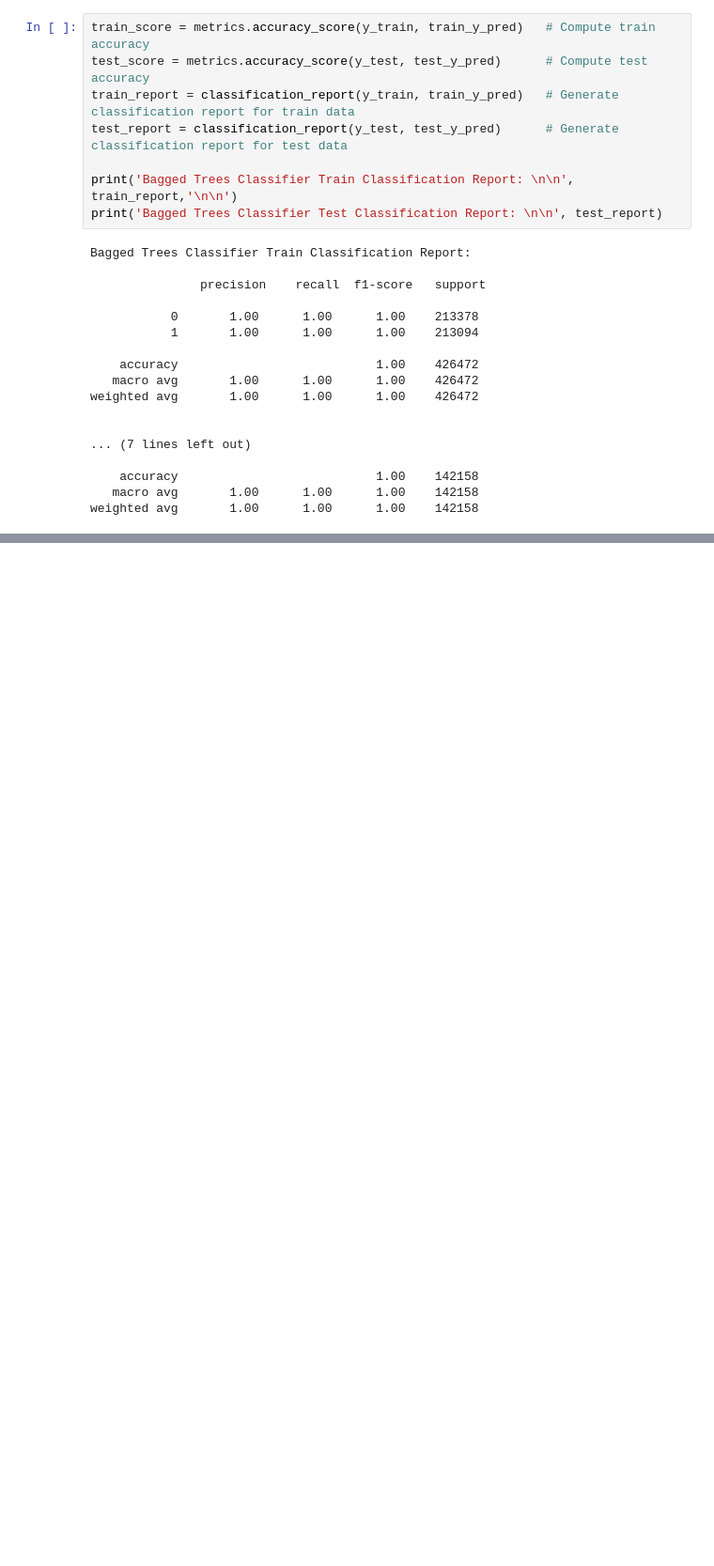
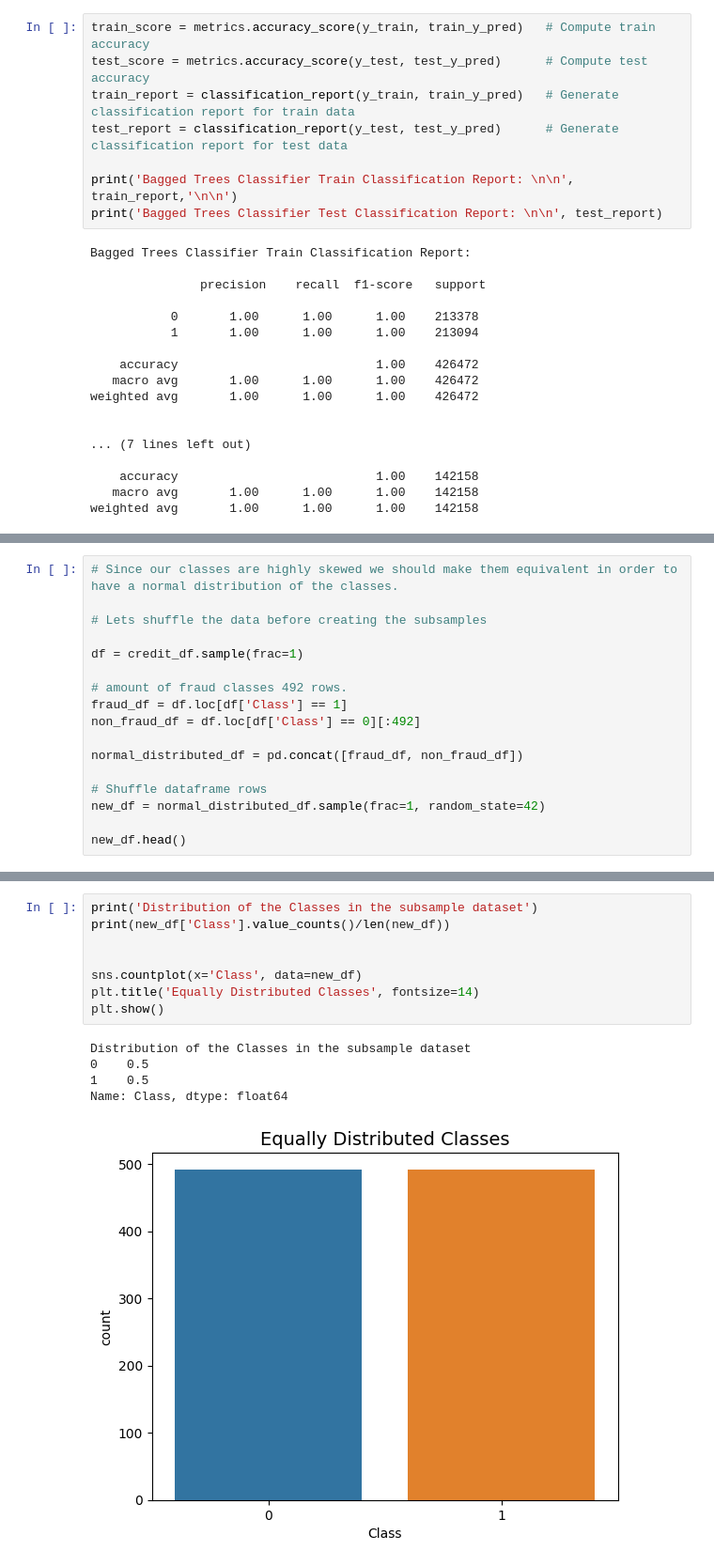
Before and after one commit to DATA-606-SPRING-2023-THU/Sruthi_Data606, a Jupyter notebook: docs/src/final_changes.ipynb, the cells around one changed output, grey strips where cells are left out. Shown: that part at 94% size. Cells and saved outputs as stored; diff of their text form; blank space fills up the shorter version.

```diff
--- a/docs/src/final_changes.ipynb
+++ b/docs/src/final_changes.ipynb
@@ -513,0 +559,17 @@ svc_clf.fit(X_train, y_train)
+# %%
+# Since our classes are highly skewed we should make them equivalent in order to have a normal distribution of the classes.
+
+# Lets shuffle the data before creating the subsamples
+
+df = credit_df.sample(frac=1)
+
+# amount of fraud classes 492 rows.
+fraud_df = df.loc[df['Class'] == 1]
+non_fraud_df = df.loc[df['Class'] == 0][:492]
+
+normal_distributed_df = pd.concat([fraud_df, non_fraud_df])
+
+# Shuffle dataframe rows
+new_df = normal_distributed_df.sample(frac=1, random_state=42)
+
+new_df.head()
@@ -513,0 +584,14 @@ svc_clf.fit(X_train, y_train)
+# %%
+print('Distribution of the Classes in the subsample dataset')
+print(new_df['Class'].value_counts()/len(new_df))
+
+
+sns.countplot(x='Class', data=new_df)
+plt.title('Equally Distributed Classes', fontsize=14)
+plt.show()
+# %% [output]
+Distribution of the Classes in the subsample dataset
+0    0.5
+1    0.5
+Name: Class, dtype: float64
+[figure, added]
```
Also changed, not shown: parts of 25 cells of this notebook.
